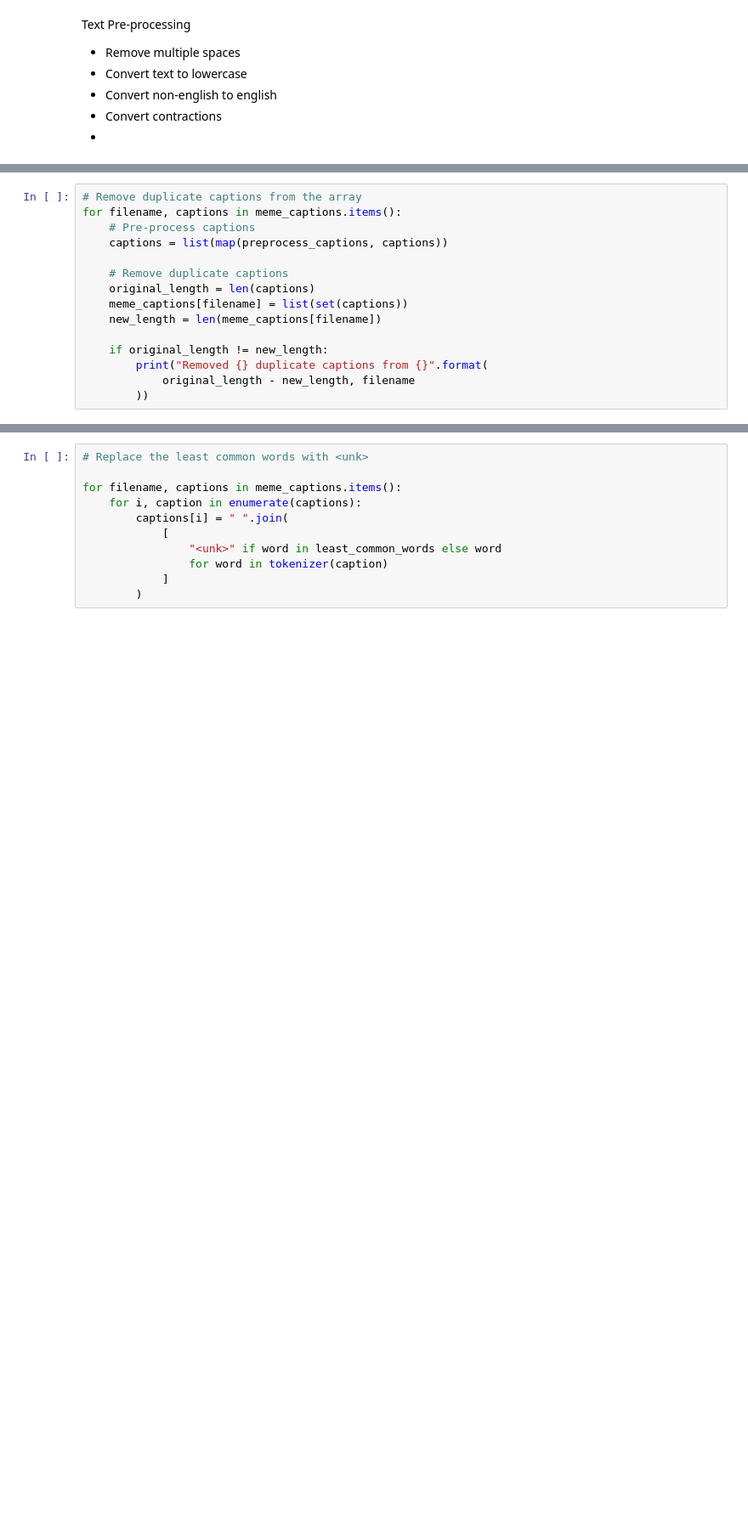
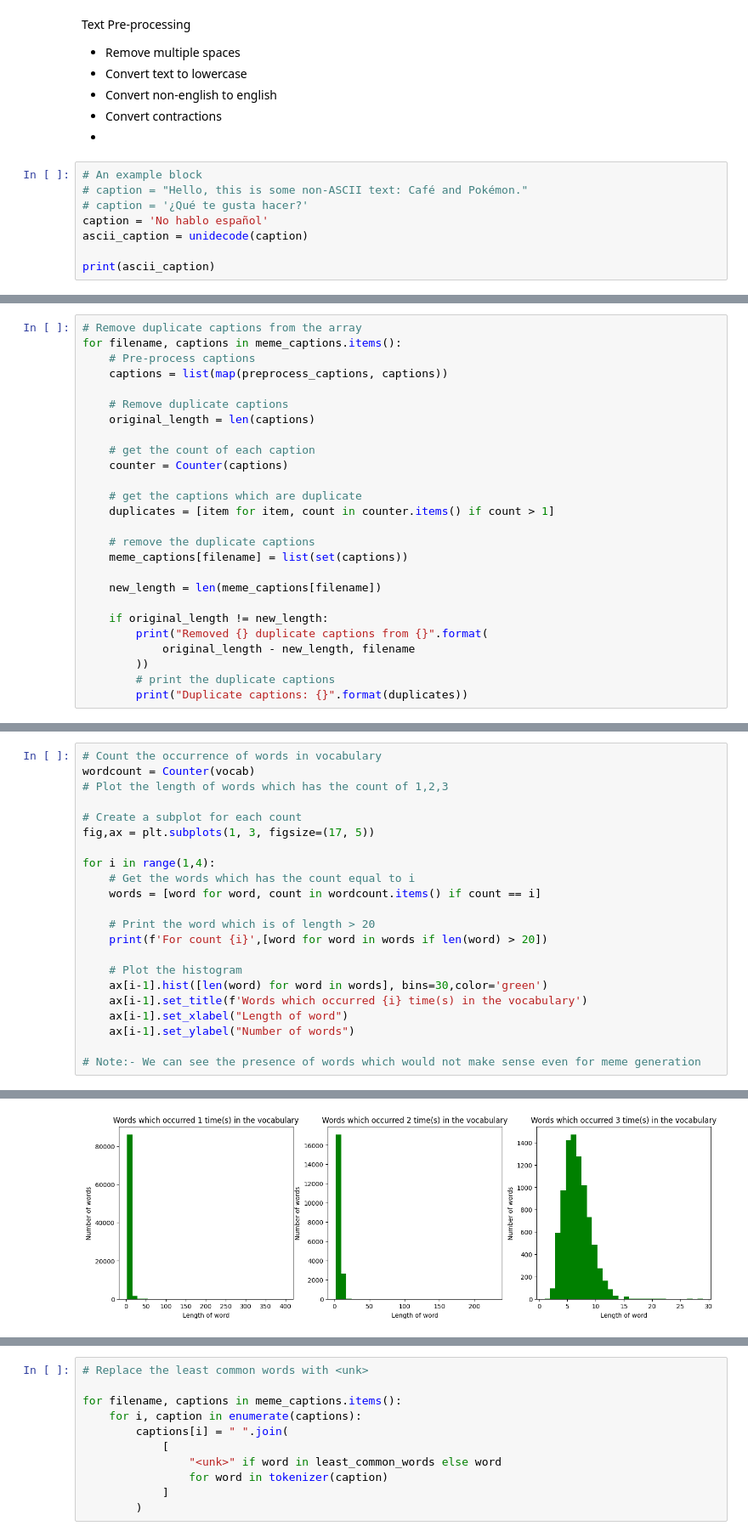
Before and after one commit to sakshi1989/meme-generation, a Jupyter notebook: preprocessing.ipynb, the cells around one changed output, grey strips where cells are left out. Shown at 85% size. Saved outputs shown, nothing was run; the diff lists cells and outputs as text; blank space fills up the shorter version.

```diff
--- a/preprocessing.ipynb
+++ b/preprocessing.ipynb
@@ -287,3 +432,11 @@ Text Pre-processing
 * Convert non-english to english
 * Convert contractions
 *
+# %%
+# An example block
+# caption = "Hello, this is some non-ASCII text: Café and Pokémon."
+# caption = '¿Qué te gusta hacer?'
+caption = 'No hablo español'
+ascii_caption = unidecode(caption)
+
+print(ascii_caption)
@@ -328,12 +491,23 @@ for filename, captions in meme_captions.items():
 
     # Remove duplicate captions
     original_length = len(captions)
+
+    # get the count of each caption
+    counter = Counter(captions)
+
+    # get the captions which are duplicate
+    duplicates = [item for item, count in counter.items() if count > 1]
+
+    # remove the duplicate captions
     meme_captions[filename] = list(set(captions))
+
     new_length = len(meme_captions[filename])
 
     if original_length != new_length:
         print("Removed {} duplicate captions from {}".format(
             original_length - new_length, filename
         ))
+        # print the duplicate captions
+        print("Duplicate captions: {}".format(duplicates))
 # %% [output]
 Removed 11 duplicate captions from yuno.jpg
@@ -388,0 +562,23 @@ Vocabulary size: 148502
+# %%
+# Count the occurrence of words in vocabulary
+wordcount = Counter(vocab)
+# Plot the length of words which has the count of 1,2,3
+
+# Create a subplot for each count
+fig,ax = plt.subplots(1, 3, figsize=(17, 5))
+
+for i in range(1,4):
+    # Get the words which has the count equal to i
+    words = [word for word, count in wordcount.items() if count == i]
+
+    # Print the word which is of length > 20
+    print(f'For count {i}',[word for word in words if len(word) > 20])
+
+    # Plot the histogram
+    ax[i-1].hist([len(word) for word in words], bins=30,color='green')
+    ax[i-1].set_title(f'Words which occurred {i} time(s) in the vocabulary')
+    ax[i-1].set_xlabel("Length of word")
+    ax[i-1].set_ylabel("Number of words")
+
+# Note:- We can see the presence of words which would not make sense even for meme generation
+# %% [output]
@@ -389 +588,2 @@ Vocabulary size: 148502
+[figure, added]
 # %%
```
Also changed, not shown: parts of 43 cells of this notebook, 2 other files.
